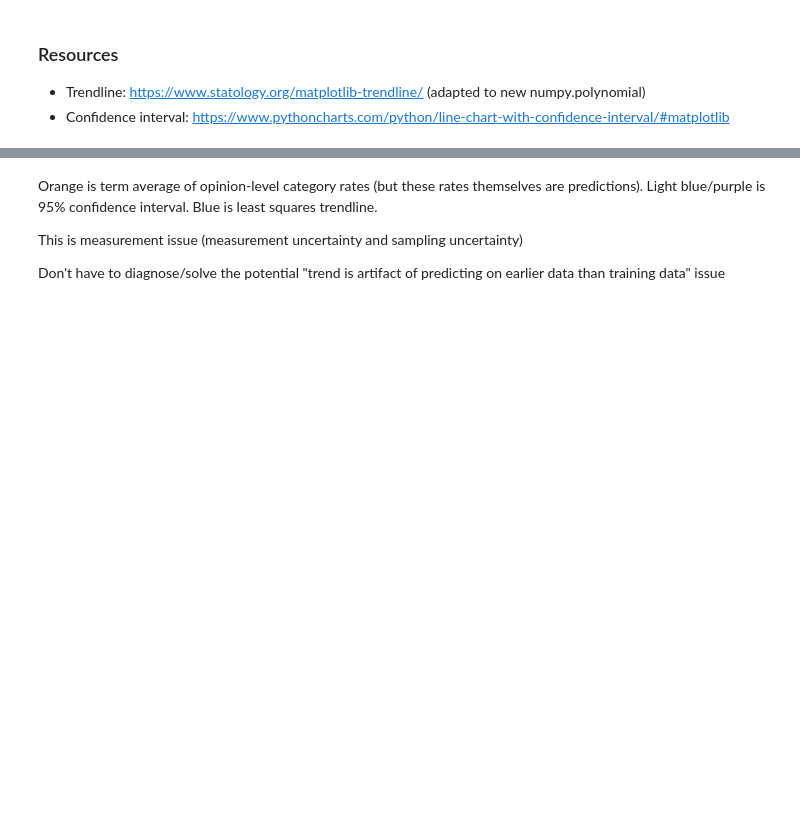
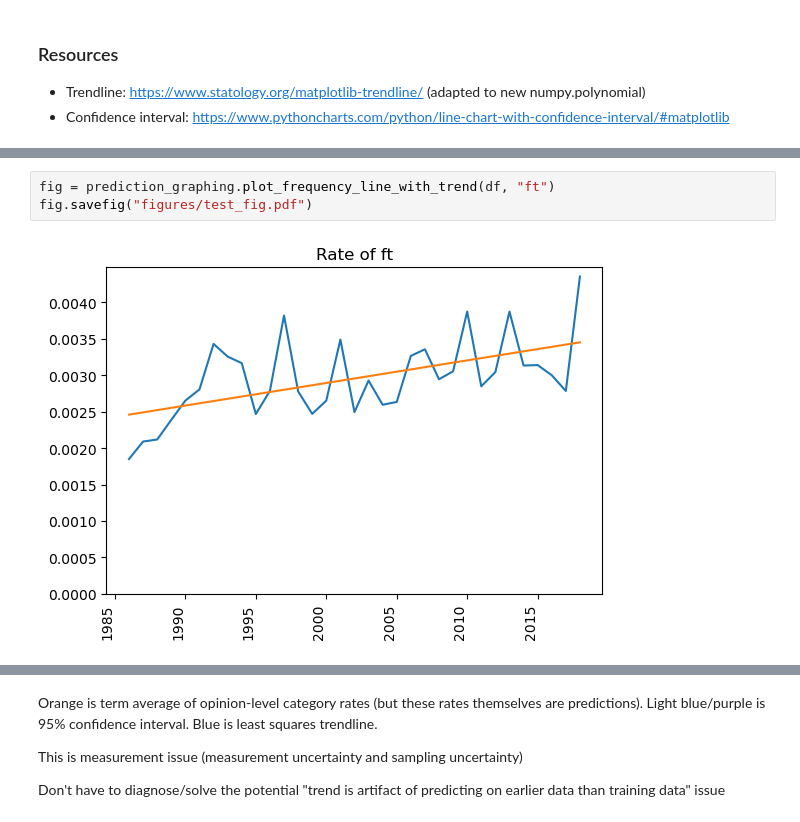
Before and after one commit to mkranzlein/scotus-metalang, a Jupyter notebook: scripts/notebooks/prediction_analysis.ipynb, the cells around one changed output, grey strips where cells are left out. Saved outputs shown, nothing was run; the diff lists cells and outputs as text; blank space fills up the shorter version.

```diff
--- a/scripts/notebooks/prediction_analysis.ipynb
+++ b/scripts/notebooks/prediction_analysis.ipynb
@@ -172,0 +200,5 @@ def plot_rates_with_ci(df, category):
+# %%
+fig = prediction_graphing.plot_frequency_line_with_trend(df, "ft")
+fig.savefig("figures/test_fig.pdf")
+# %% [output]
+[figure, added]
```
Also changed, not shown: parts of 14 cells of this notebook, 3 other files.
